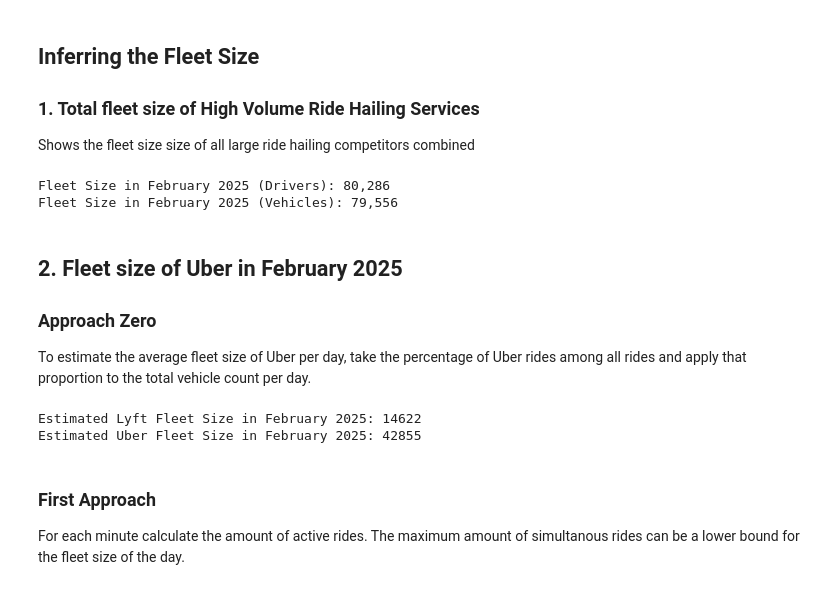
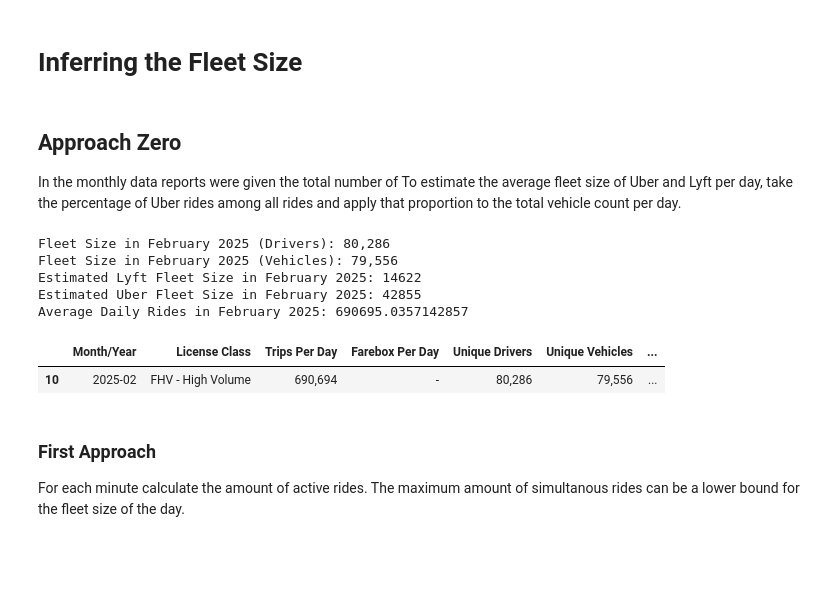
Before and after one commit to hendrikmehl/Thesis_HME, a Jupyter notebook: Code/notebooks/fleet_size.ipynb, the cells around one changed output. Saved outputs shown, nothing was run; the diff lists cells and outputs as text; code cells hidden in the pictures; blank space fills up the shorter version.

```diff
--- a/Code/notebooks/fleet_size.ipynb
+++ b/Code/notebooks/fleet_size.ipynb
@@ -29,39 +22,40 @@ Lyft:
 # %% [markdown]
-## Inferring the Fleet Size
-
-### 1. Total fleet size of High Volume Ride Hailing Services
-Shows the fleet size size of all large ride hailing competitors combined
+# Inferring the Fleet Size
-# %%
-# show line where Month/Year is '2025-02' and License Class is 'FHV - High Volume'
-feb_2025 = data_reports_monthly[data_reports_monthly['Month/Year'] == '2025-02']
-feb_2025 = feb_2025[feb_2025['License Class'] == 'FHV - High Volume']
-
-print("Fleet Size in February 2025 (Drivers): " + feb_2025['Unique Drivers'].astype(str).values[0])
-print("Fleet Size in February 2025 (Vehicles): " + feb_2025['Unique Vehicles'].astype(str).values[0])
-
-# feb_2025
-# %% [output]
-Fleet Size in February 2025 (Drivers): 80,286
-Fleet Size in February 2025 (Vehicles): 79,556
 # %% [markdown]
-## 2. Fleet size of Uber in February 2025
-### Approach Zero
-To estimate the average fleet size of Uber per day, take the percentage of Uber rides among all rides and apply that proportion to the total vehicle count per day.
+## Approach Zero
+In the monthly data reports were given the total number of
+To estimate the average fleet size of Uber and Lyft per day, take the percentage of Uber rides among all rides and apply that proportion to the total vehicle count per day.
 # %%
+# show line where Month/Year is '2025-02' and License Class is 'FHV - High Volume'
+feb_2025 = data_reports_monthly[data_reports_monthly['Month/Year'] == '2025-02']
+feb_2025 = feb_2025[feb_2025['License Class'] == 'FHV - High Volume']
+
+print("Total High Volume For Hire Vehicle Fleet Size in February 2025 (Drivers): " + feb_2025['Unique Drivers'].astype(str).values[0])
+print("Total High Volume For Hire Vehicle Fleet Size in February 2025 (Vehicles): " + feb_2025['Unique Vehicles'].astype(str).values[0])
+
 # portion of rides that are Uber
 uber_rides_count = len(trip_data[trip_data['company'] == 'Uber'])
 uber_rides_share = uber_rides_count / len(trip_data)
 
 # Apply share to total ride hailing fleet size
 # Remove commas from the string before converting to float
 vehicles_per_day_str = feb_2025['Vehicles Per Day'].iloc[0].replace(',', '')
 uber_fleet_size = float(vehicles_per_day_str) * uber_rides_share
 
 print("Estimated Lyft Fleet Size in February 2025: " + str(int(vehicles_per_day_str) - int(uber_fleet_size)))
 print("Estimated Uber Fleet Size in February 2025: " + str(int(uber_fleet_size)))
+
+print("Average Daily Rides in February 2025: " + str(len(trip_data)/28))
+
+feb_2025
 # %% [output]
+Fleet Size in February 2025 (Drivers): 80,286
+Fleet Size in February 2025 (Vehicles): 79,556
 Estimated Lyft Fleet Size in February 2025: 14622
 Estimated Uber Fleet Size in February 2025: 42855
+Average Daily Rides in February 2025: 690695.0357142857
+|  | Month/Year | License Class | Trips Per Day | Farebox Per Day | Unique Drivers | Unique Vehicles | ... |
+| 10 | 2025-02 | FHV - High Volume | 690,694 | - | 80,286 | 79,556 | ... |
 # %% [markdown]
 ### First Approach
 For each minute calculate the amount of active rides. The maximum amount of simultanous rides can be a lower bound for the fleet size of the day.
```
Also changed, not shown: parts of 5 cells of this notebook, 5 other files.
